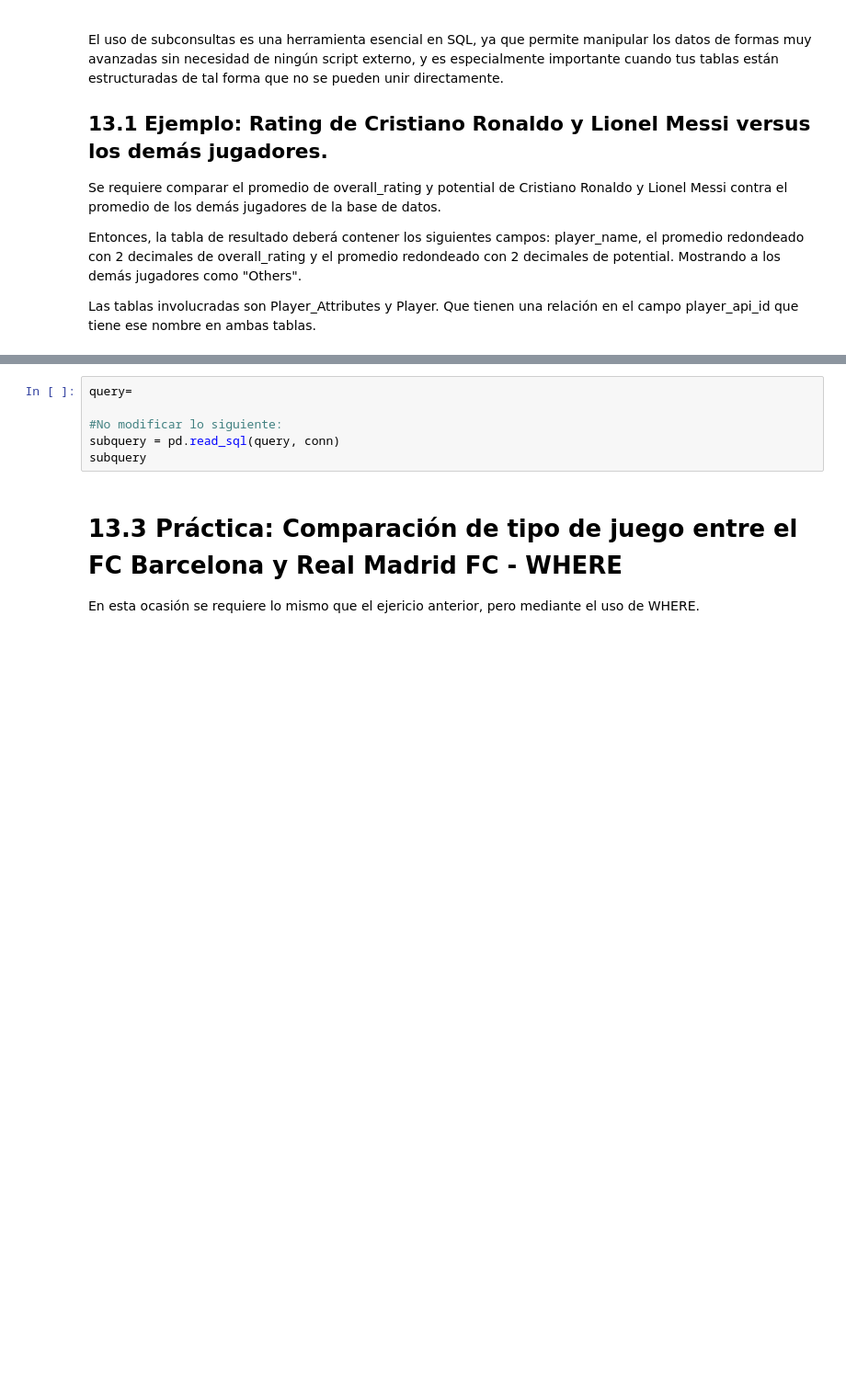
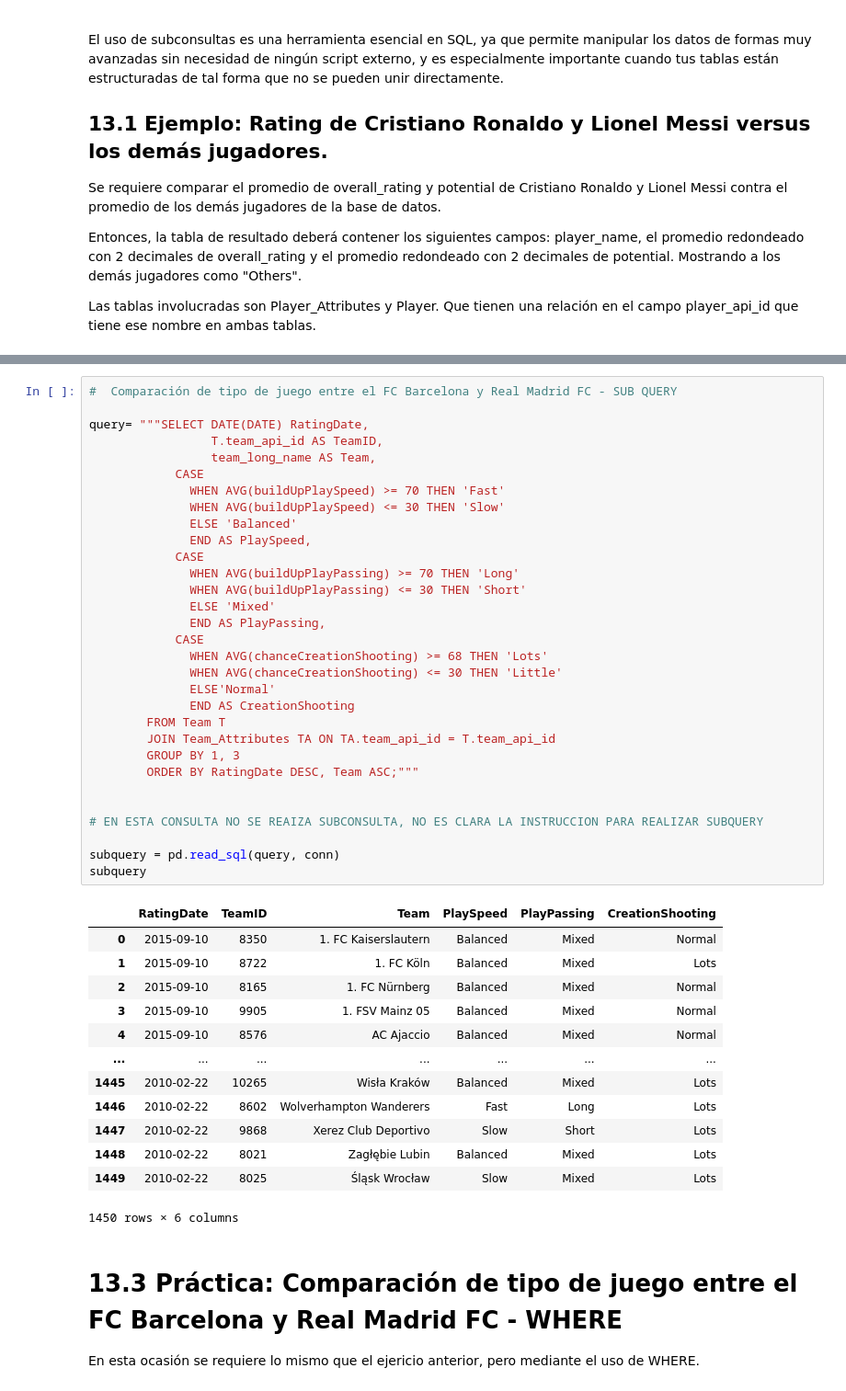
Before and after one commit to Dagnne/TalentoTechDag, a Jupyter notebook: Taller_SQL.ipynb, the cells around one changed output, grey strips where cells are left out. Shown at 92% size. Saved outputs shown, nothing was run; the diff lists cells and outputs as text; blank space fills up the shorter version.

```diff
--- a/Taller_SQL.ipynb
+++ b/Taller_SQL.ipynb
@@ -1839,12 +1850,51 @@ Sino como Normal
 Las tablas necesarias son: Team_Attributes y Team, cuya relación se da en Team_Attributes.team_api_id = Team.team_api_id.
 
 La tabla de resultados debe mostrar la fecha de rating como RatingDate, team_api_id como TeamID y team_long_name como Team. Además, debe estar agrupada por fecha de rating y equipo.
-# %%
-query=
-
-#No modificar lo siguiente:
-subquery = pd.read_sql(query, conn)
-subquery
+# %%
+#  Comparación de tipo de juego entre el FC Barcelona y Real Madrid FC - SUB QUERY
+
+query= """SELECT DATE(DATE) RatingDate,
+                 T.team_api_id AS TeamID,
+                 team_long_name AS Team,
+            CASE
+              WHEN AVG(buildUpPlaySpeed) >= 70 THEN 'Fast'
+              WHEN AVG(buildUpPlaySpeed) <= 30 THEN 'Slow'
+              ELSE 'Balanced'
+              END AS PlaySpeed,
+            CASE
+              WHEN AVG(buildUpPlayPassing) >= 70 THEN 'Long'
+              WHEN AVG(buildUpPlayPassing) <= 30 THEN 'Short'
+              ELSE 'Mixed'
+              END AS PlayPassing,
+            CASE
+              WHEN AVG(chanceCreationShooting) >= 68 THEN 'Lots'
+              WHEN AVG(chanceCreationShooting) <= 30 THEN 'Little'
+              ELSE'Normal'
+              END AS CreationShooting
+        FROM Team T
+        JOIN Team_Attributes TA ON TA.team_api_id = T.team_api_id
+        GROUP BY 1, 3
+        ORDER BY RatingDate DESC, Team ASC;"""
+
+
+# EN ESTA CONSULTA NO SE REAIZA SUBCONSULTA, NO ES CLARA LA INSTRUCCION PARA REALIZAR SUBQUERY
+
+subquery = pd.read_sql(query, conn)
+subquery
+# %% [output]
+|  | RatingDate | TeamID | Team | PlaySpeed | PlayPassing | CreationShooting |
+| 0 | 2015-09-10 | 8350 | 1. FC Kaiserslautern | Balanced | Mixed | Normal |
+| 1 | 2015-09-10 | 8722 | 1. FC Köln | Balanced | Mixed | Lots |
+| 2 | 2015-09-10 | 8165 | 1. FC Nürnberg | Balanced | Mixed | Normal |
+| 3 | 2015-09-10 | 9905 | 1. FSV Mainz 05 | Balanced | Mixed | Normal |
+| 4 | 2015-09-10 | 8576 | AC Ajaccio | Balanced | Mixed | Normal |
+| ... | ... | ... | ... | ... | ... | ... |
+| 1445 | 2010-02-22 | 10265 | Wisła Kraków | Balanced | Mixed | Lots |
+| 1446 | 2010-02-22 | 8602 | Wolverhampton Wanderers | Fast | Long | Lots |
+| 1447 | 2010-02-22 | 9868 | Xerez Club Deportivo | Slow | Short | Lots |
+| 1448 | 2010-02-22 | 8021 | Zagłębie Lubin | Balanced | Mixed | Lots |
+| 1449 | 2010-02-22 | 8025 | Śląsk Wrocław | Slow | Mixed | Lots |
+1450 rows × 6 columns
 # %% [markdown]
 # 13.3 Práctica: Comparación de tipo de juego entre el FC Barcelona y Real Madrid FC - WHERE
 
```
Also changed, not shown: parts of 4 cells of this notebook.
